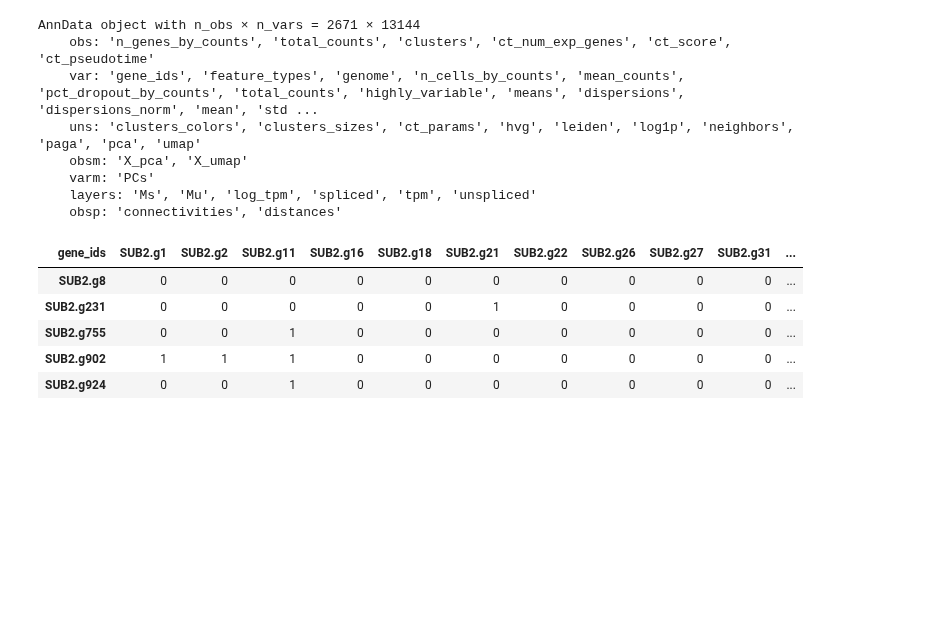
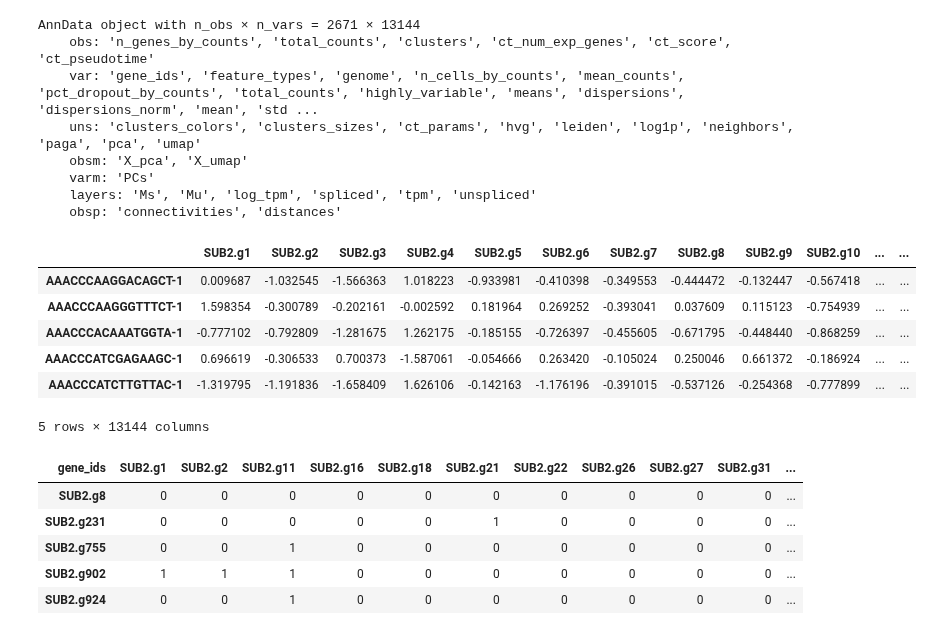
Before and after one commit to DavidWild02/BachelorThesis-ML-Gene-Interactions, a Jupyter notebook: Approach2.ipynb, the cells around one changed output. Saved outputs shown, nothing was run; the diff lists cells and outputs as text; code cells hidden in the pictures; blank space fills up the shorter version.

```diff
--- a/Approach2.ipynb
+++ b/Approach2.ipynb
@@ -66,6 +66,20 @@ AnnData object with n_obs × n_vars = 2671 × 13144
     varm: 'PCs'
     layers: 'Ms', 'Mu', 'log_tpm', 'spliced', 'tpm', 'unspliced'
     obsp: 'connectivities', 'distances'
+# %%
+# Replace zeros with small eta, to avoid divisions by 0
+eta = 1e-10
+adata.X[adata.X == 0.] = eta
+
+adata.to_df().head()
+# %% [output]
+|  | SUB2.g1 | SUB2.g2 | SUB2.g3 | SUB2.g4 | SUB2.g5 | SUB2.g6 | SUB2.g7 | SUB2.g8 | SUB2.g9 | SUB2.g10 | ... | ... |
+| AAACCCAAGGACAGCT-1 | 0.009687 | -1.032545 | -1.566363 | 1.018223 | -0.933981 | -0.410398 | -0.349553 | -0.444472 | -0.132447 | -0.567418 | ... | ... |
+| AAACCCAAGGGTTTCT-1 | 1.598354 | -0.300789 | -0.202161 | -0.002592 | 0.181964 | 0.269252 | -0.393041 | 0.037609 | 0.115123 | -0.754939 | ... | ... |
+| AAACCCACAAATGGTA-1 | -0.777102 | -0.792809 | -1.281675 | 1.262175 | -0.185155 | -0.726397 | -0.455605 | -0.671795 | -0.448440 | -0.868259 | ... | ... |
+| AAACCCATCGAGAAGC-1 | 0.696619 | -0.306533 | 0.700373 | -1.587061 | -0.054666 | 0.263420 | -0.105024 | 0.250046 | 0.661372 | -0.186924 | ... | ... |
+| AAACCCATCTTGTTAC-1 | -1.319795 | -1.191836 | -1.658409 | 1.626106 | -0.142163 | -1.176196 | -0.391015 | -0.537126 | -0.254368 | -0.777899 | ... | ... |
+5 rows × 13144 columns
 # %%
 df_grn = pd.read_csv("./data/transcription_factor_adjacency_matrix.csv", index_col="gene_ids")
 df_grn = df_grn.transpose()
```
Also changed, not shown: parts of 7 cells of this notebook.
